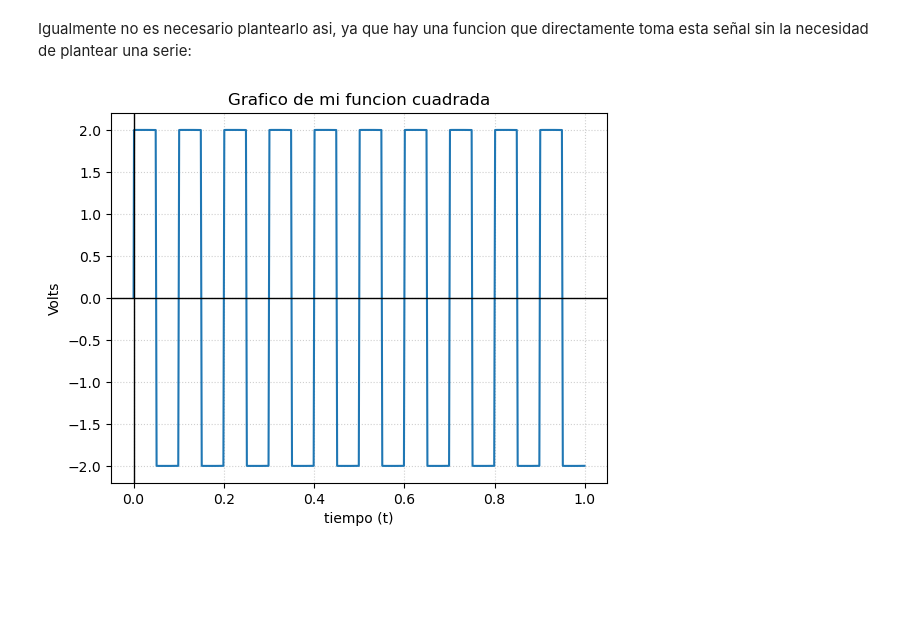
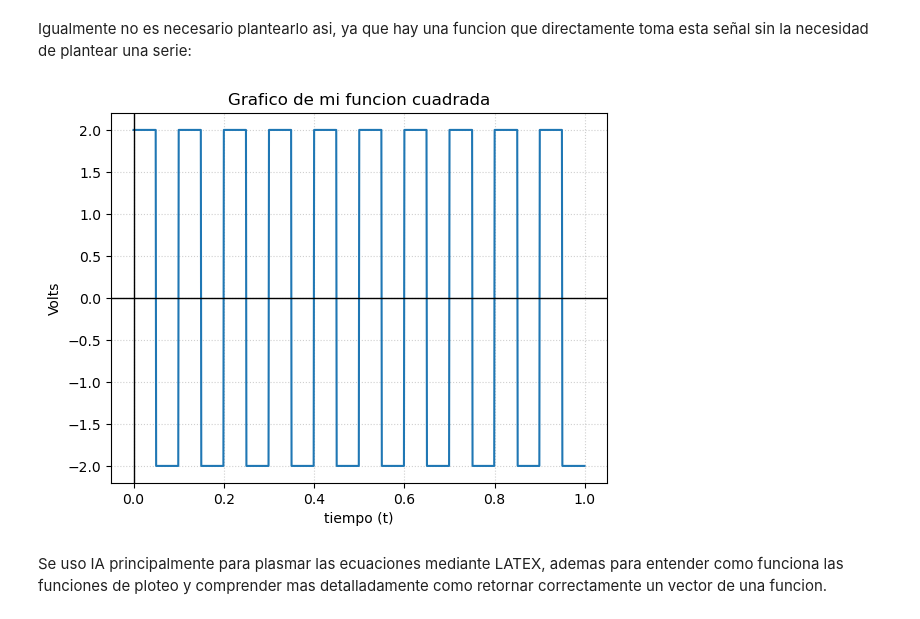
Before and after one commit to Joaquin11Sto/directorio_de_trabajo, a Jupyter notebook: TS1.ipynb, the cells around one changed output. Cells and saved outputs as stored; diff of their text form; code cells hidden in the pictures; blank space fills up the shorter version.

```diff
--- a/TS1.ipynb
+++ b/TS1.ipynb
@@ -172,21 +154,11 @@ Llegando asi a la Serie:
 
 obteniendo:
 # %%
-import numpy as np
-import matplotlib.pyplot as plt
+#Experimento N5
 
-
-def Funcion_cuadrada(Vmax,dc,ff,ph,nn,fs):
-    Ts = 1/fs
-    t=np.linspace(0,(nn-1)*Ts,nn).flatten()
-    N=10000
-    return[t,Vmax*((4/np.pi)*sum(np.sin((2*n-1)*2*np.pi*ff*t)/(2*n-1) for n in range(1,N-1))) + dc]
-
-N=1000 #La cantidad de muestras digitalizada por el ADC
-Fs=1000 #Frecuencia de muestreo del ADC
 F0=10
 
-tt_1,xx_1 = Funcion_cuadrada(2,0,F0,0,N, Fs)
+tt_1,xx_1 = funcion_cuadrada(2,0,F0,0,N, Fs)
 
 plt.plot(tt_1,xx_1)
 plt.xlabel("tiempo (t)")
@@ -202,30 +174,21 @@ plt.show()
 
 Igualmente no es necesario plantearlo asi, ya que hay una funcion que directamente toma esta señal sin la necesidad de plantear una serie:
 # %%
-import numpy as np
-import matplotlib.pyplot as plt
-from scipy import signal
+#Experimento N6
 
-def Funcion_cuadrda(Vmax,dc,ff,ph, nn,fs):
-    Ts=1/fs
-    t=linspace(0,(nn-1)*Ts,nn).flatten()
-    return[t,Vmax*signal.square(2 * np.pi * ff * t + ph) + dc]
-
-
-
-N=1000 #La cantidad de muestras digitalizada por el ADC
-Fs=1000 #Frecuencia de muestreo del ADC
 F0=10
 
-tt_1,xx_1 = Funcion_cuadrada(2,0,F0,0,N, Fs)
+tt_6,xx_6 =funcion_cuadrada_2(2,0,F0,0,N,Fs)
 
-plt.plot(tt_1,xx_1)
+plt.plot(tt_6,xx_6)
 plt.xlabel("tiempo (t)")
 plt.ylabel("Volts")
 plt.title("Grafico de mi funcion cuadrada")
 plt.axhline(0,color="black",linewidth=1)
 plt.axvline(0,color="black",linewidth=1)
 plt.grid(True,linestyle=":",alpha=0.6)
 plt.show()
 # %% [output]
-[figure, old version]
+[figure, new version]
+# %% [markdown]
+Se uso IA principalmente para plasmar las ecuaciones mediante LATEX, ademas para entender como funciona las funciones de ploteo y comprender mas detalladamente como retornar correctamente un vector de una funcion.
```
Also changed, not shown: parts of 13 cells of this notebook, 2 other files.
